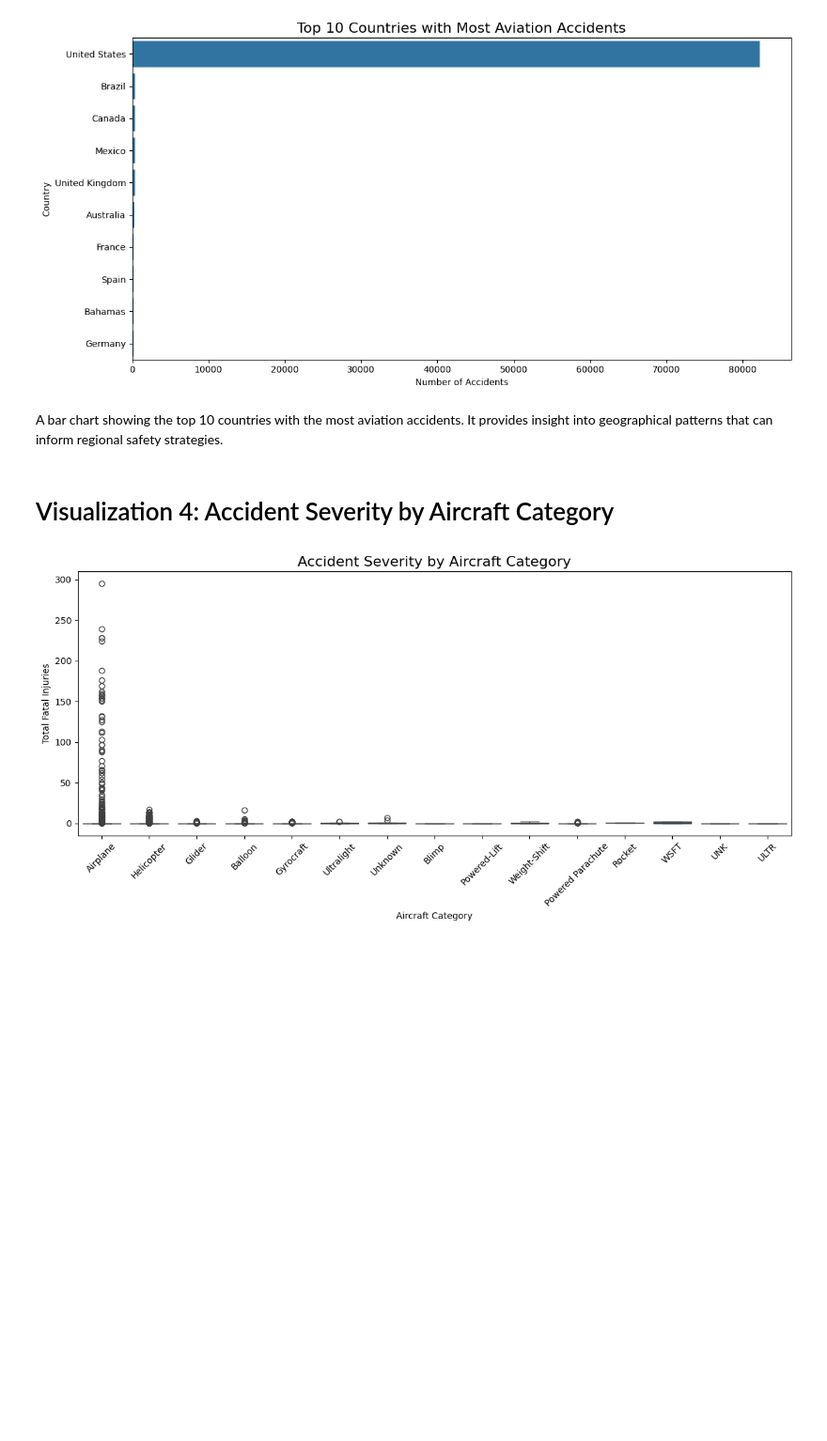
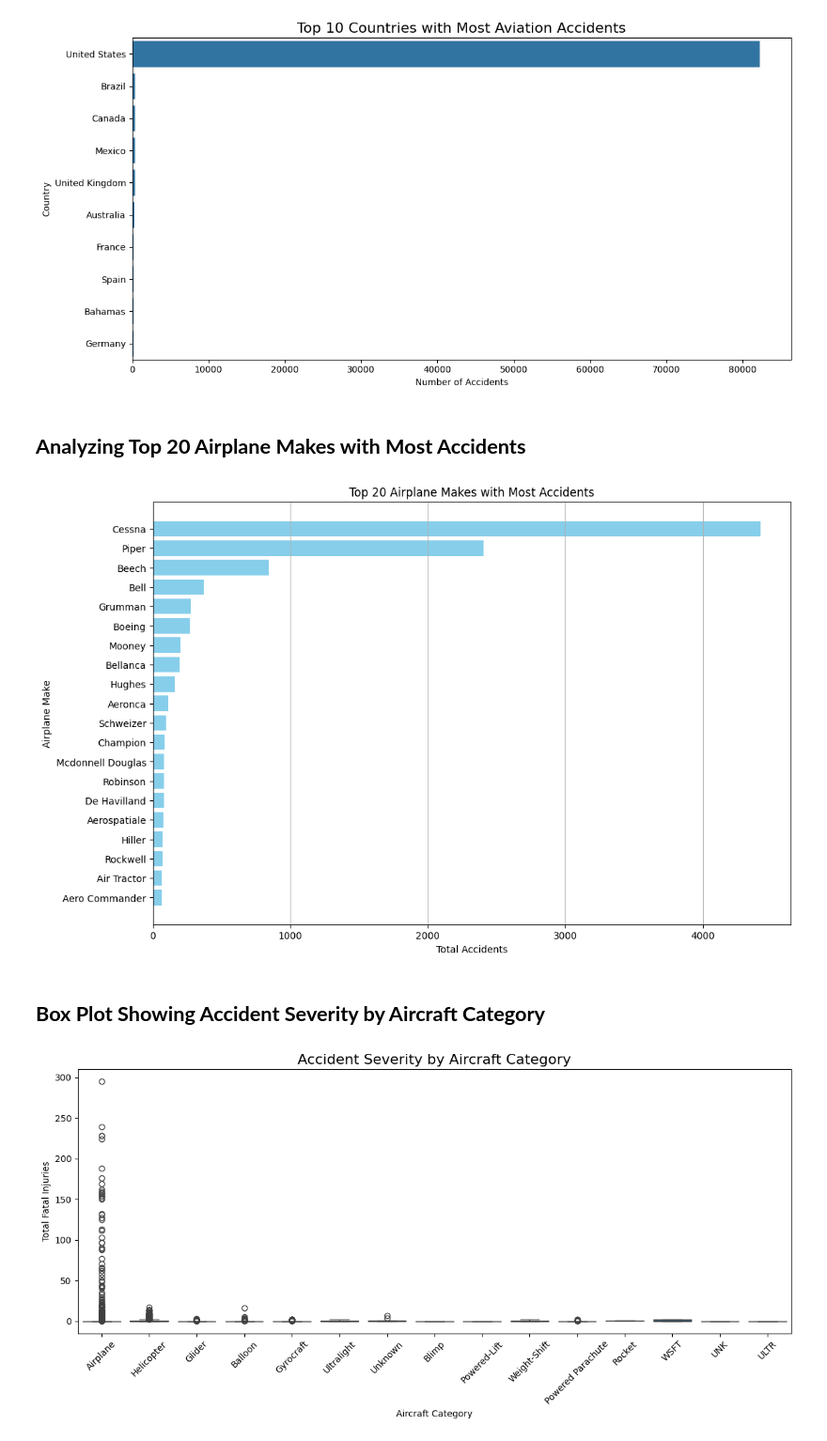
Before and after one commit to KeithKimani/Phase-1-Project, a Jupyter notebook: Student.ipynb, the cells around one changed output. Shown at 94% size. Saved outputs shown, nothing was run; the diff lists cells and outputs as text; code cells hidden in the pictures; blank space fills up the shorter version.

```diff
--- a/Student.ipynb
+++ b/Student.ipynb
@@ -146,9 +543,30 @@ plt.tight_layout()
 plt.show()
 # %% [output]
 [figure]
-# %% [markdown]
-A bar chart showing the top 10 countries with the most aviation accidents. It provides insight into geographical patterns that can inform regional safety strategies.
+# %% [markdown]
+## **Analyzing Top 20 Airplane Makes with Most Accidents**
+# %%
+# Calculate accident counts for each airplane make
+make_accident_counts = aviation_data['Make'].value_counts()
+
+# Get the top 20 makes with the most accidents
+top_20_makes = make_accident_counts.head(20).reset_index()
+
+# Rename columns for clarity
+top_20_makes.columns = ['Make', 'Total Accidents']
+
+# Now you can use this DataFrame to create your plot
+plt.figure(figsize=(12, 8))
+plt.barh(top_20_makes['Make'], top_20_makes['Total Accidents'], color='skyblue')
+plt.title('Top 20 Airplane Makes with Most Accidents')
+plt.xlabel('Total Accidents')
+plt.ylabel('Airplane Make')
+plt.gca().invert_yaxis()  # Invert y-axis to have the make with most accidents on top
+plt.grid(axis='x')
+plt.show()
+# %% [output]
+[figure, added]
 # %% [markdown]
-# Visualization 4: Accident Severity by Aircraft Category
+## **Box Plot Showing Accident Severity by Aircraft Category**
 # %%
 plt.figure(figsize=(12, 6))
```
Also changed, not shown: parts of 93 cells of this notebook.
